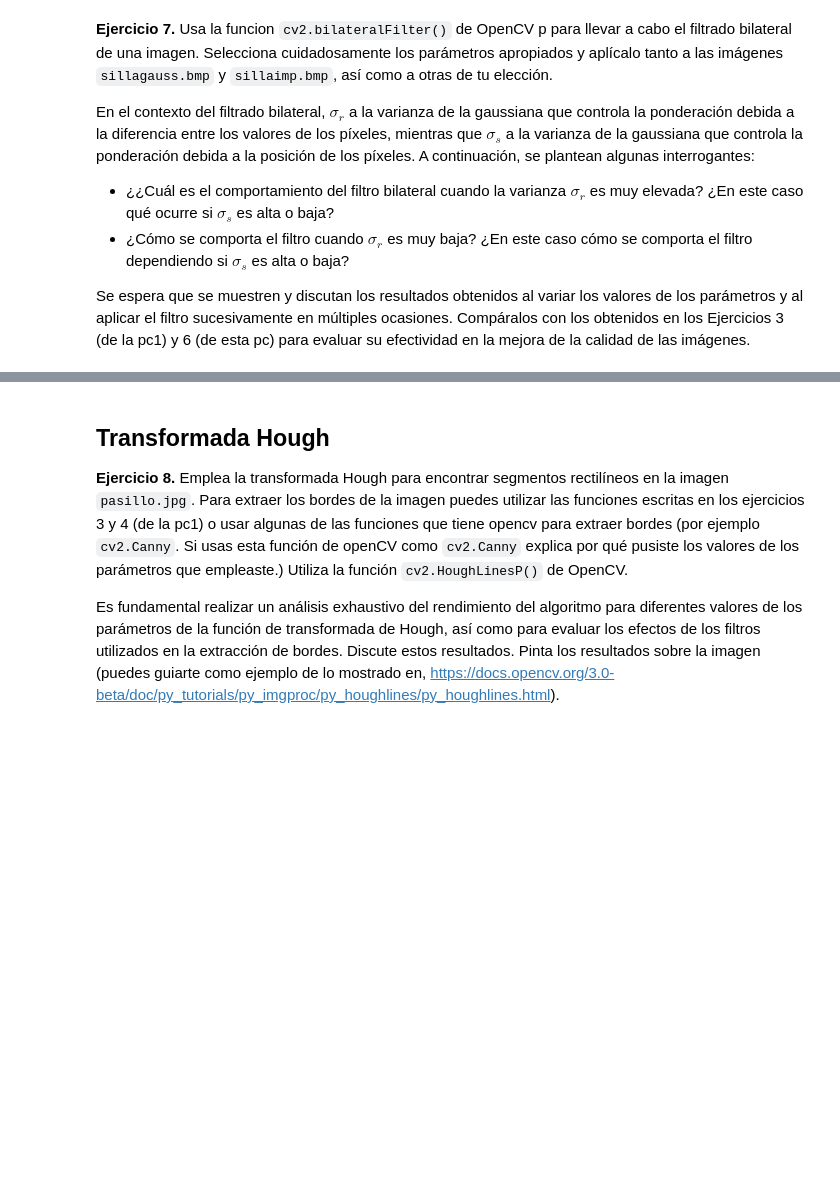
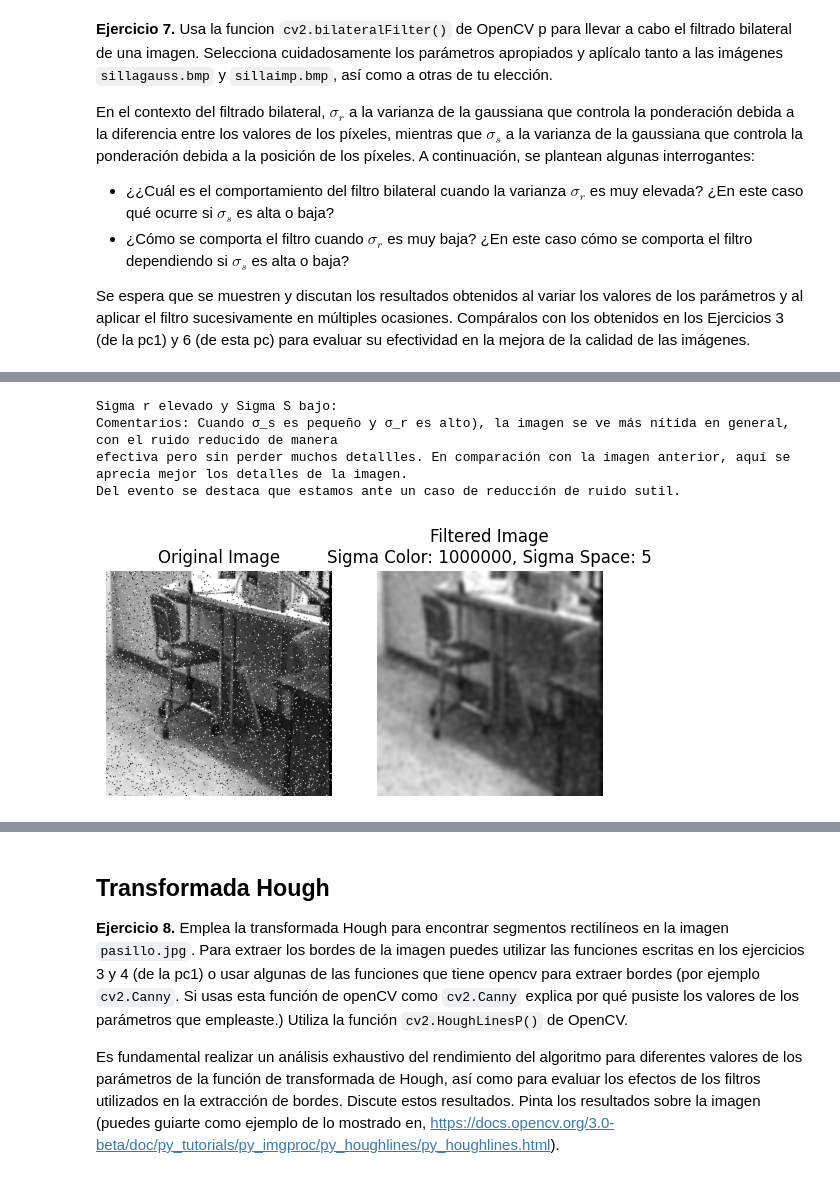
Before and after one commit to luber2000/ia-pc2, a Jupyter notebook: pc22023iiv1_3.ipynb, the cells around one changed output, grey strips where cells are left out. Cells and saved outputs as stored; diff of their text form; code cells hidden in the pictures; blank space fills up the shorter version.

```diff
--- a/pc22023iiv1_3.ipynb
+++ b/pc22023iiv1_3.ipynb
@@ -97,0 +152,12 @@ Se espera que se muestren y discutan los resultados obtenidos al variar los valo
+# %%
+print("Sigma r elevado y Sigma S bajo:")
+print("Comentarios: Cuando σ_s es pequeño y σ_r es alto), la imagen se ve más nítida en general, con el ruido reducido de manera")
+print("efectiva pero sin perder muchos detallles. En comparación con la imagen anterior, aquí se aprecia mejor los detalles de la imagen.")
+print("Del evento se destaca que estamos ante un caso de reducción de ruido sutil.")
+apply_bilateral_filter(image_path, sigma_r=1000000, sigma_space=5)
+# %% [output]
+Sigma r elevado y Sigma S bajo:
+Comentarios: Cuando σ_s es pequeño y σ_r es alto), la imagen se ve más nítida en general, con el ruido reducido de manera
+efectiva pero sin perder muchos detallles. En comparación con la imagen anterior, aquí se aprecia mejor los detalles de la imagen.
+Del evento se destaca que estamos ante un caso de reducción de ruido sutil.
+[figure, added]
```
Also changed, not shown: parts of 4 cells of this notebook.
